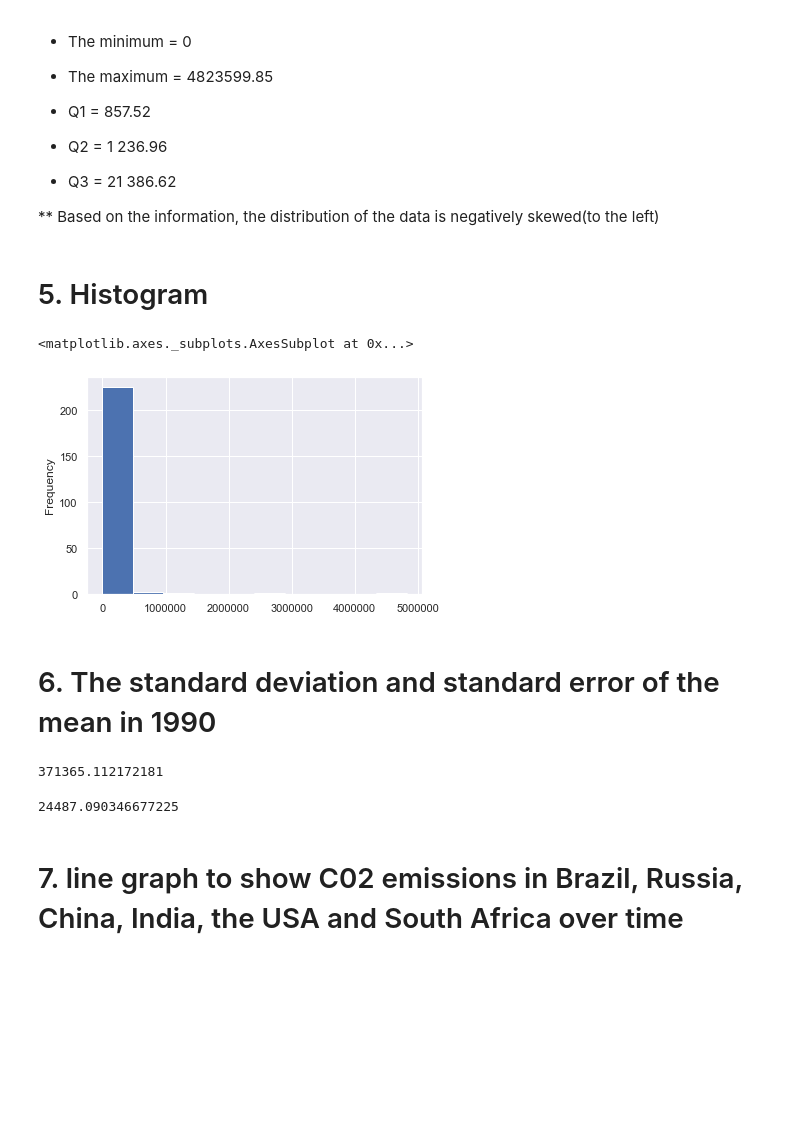
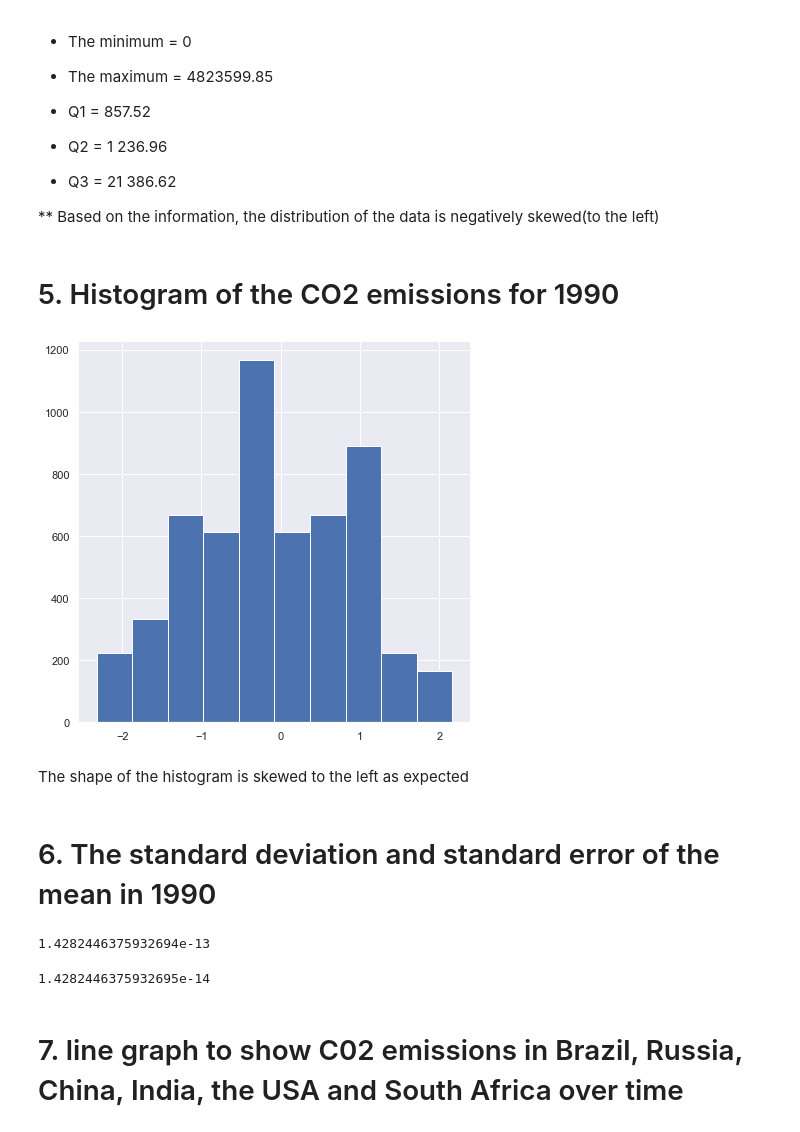
Before and after one commit to KhomotsoT/statistical-thinking, a Jupyter notebook: Statistical-thinking.ipynb, the cells around one changed output. Saved outputs shown, nothing was run; the diff lists cells and outputs as text; code cells hidden in the pictures; blank space fills up the shorter version.

```diff
--- a/Statistical-thinking.ipynb
+++ b/Statistical-thinking.ipynb
@@ -346,25 +386,37 @@ df5.median()
 
 ** Based on the information, the distribution of the data is negatively skewed(to the left)
 # %% [markdown]
-# 5. Histogram
+# 5.  Histogram of the CO2 emissions for 1990
-# %%
-df5 = df_90.groupby('Country')['1990'].apply(lambda x : x.astype(float).sum())
-df5.plot(kind = 'hist')
-# %% [output]
-<matplotlib.axes._subplots.AxesSubplot at 0x...>
-[figure, removed]
+# %%
+# df5 = df_90.groupby('Country')['1990'].apply(lambda x : x.astype(float).sum())
+# df5.plot(kind = 'hist', bins = 10)
+f, axes = plt.subplots(figsize=(7, 7), sharex=True)
+sns.despine(left=True)
+# Protected Area histogram
+df5 = df_90
+from matplotlib.pyplot import hist
+df5 = pd.DataFrame({
+    'Country': np.random.randn(100),
+    '1990': 100 * np.random.rand()
+})
+
+_ = hist(df5.Country, weights=df5['1990'])
+# %% [output]
+[figure, added]
+# %% [markdown]
+The shape of the histogram is skewed to the left as expected
 # %% [markdown]
 # 6. The standard deviation and standard error of the mean in 1990
 # %%
 # the standard deviation
-df5.std()
+df5['1990'].std()
 # %% [output]
-371365.112172181
+1.4282446375932694e-13
 # %%
 # Standard error
-df5.sem()
+df5['1990'].sem()
 # %% [output]
-24487.090346677225
+1.4282446375932695e-14
 # %% [markdown]
 # 7. line graph to show C02 emissions in Brazil, Russia, China, India, the USA and South Africa over time
 # %%
```
Also changed, not shown: parts of 42 cells of this notebook.
